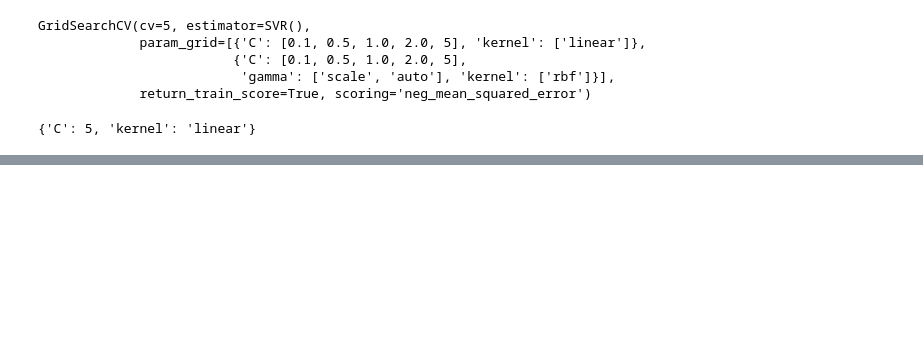
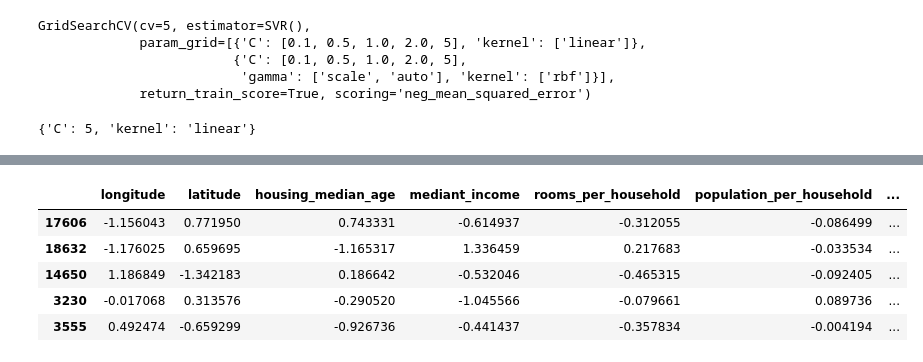
Before and after one commit to JakeHeffley/BME890_Repo, a Jupyter notebook: Chapter_2_Exercises.ipynb, the cells around one changed output, grey strips where cells are left out. Drawn from its saved outputs; the diff is of its cells as text; code cells hidden in the pictures; blank space fills up the shorter version.

```diff
--- a/Chapter_2_Exercises.ipynb
+++ b/Chapter_2_Exercises.ipynb
@@ -281,0 +487,4 @@ for mean_score, params in zip()
+# %%
+#number/index the columns
+rooms_ix, bedrooms_ix, population_ix, households_ix = 3, 4, 5, 6
+housing.columns
@@ -281,0 +538,27 @@ for mean_score, params in zip()
+# %%
+#get full lists of attributes
+num_attribs = list(housing_num)
+cat_attribs = ["ocean_proximity"]
+
+#repasting num_pipeline here so I can set additional attribs =True
+num_pipeline = Pipeline([
+        ('imputer', SimpleImputer(strategy="median")), #impute the median value to missing values
+        ('attribs_adder', CombinedAttributesAdder(add_bedrooms_per_room=True, drop_old_attb=True)), #combine the rooms attributes via class object
+        ('std_scaler', StandardScaler()), #scale the attributes
+    ])
+
+#categorical pipeline
+cat_pipeline = Pipeline([
+    #('one_hot', OneHotEncoder()),
+    ('drop', CatAttributesRemover(drop_most_cats=True))
+])
+
+#create a pipeline which uses num_pipeline
+full_pipeline = ColumnTransformer([
+        ("num", num_pipeline, num_attribs),
+        #("cat", OneHotEncoder(), cat_attribs),
+        ('cat', cat_pipeline, cat_attribs),
+    ])
+
+#generate a new array with preprocessed cat and num attributes using the pipelines and class object
+housing_prepared = full_pipeline.fit_transform(housing)
@@ -281,0 +586,15 @@ for mean_score, params in zip()
+# %%
+#need to return column names so we know what is going on
+# convert to a dataframe
+housing_prepared_df = pd.DataFrame(
+    housing_prepared,
+    columns=list(housing.columns[0:3]) + ["mediant_income", "rooms_per_household", "population_per_household", "bedrooms_per_room", "INLAND"],
+    index=housing.index)
+housing_prepared_df.head()
+# %% [output]
+|  | longitude | latitude | housing_median_age | mediant_income | rooms_per_household | population_per_household | ... |
+| 17606 | -1.156043 | 0.771950 | 0.743331 | -0.614937 | -0.312055 | -0.086499 | ... |
+| 18632 | -1.176025 | 0.659695 | -1.165317 | 1.336459 | 0.217683 | -0.033534 | ... |
+| 14650 | 1.186849 | -1.342183 | 0.186642 | -0.532046 | -0.465315 | -0.092405 | ... |
+| 3230 | -0.017068 | 0.313576 | -0.290520 | -1.045566 | -0.079661 | 0.089736 | ... |
+| 3555 | 0.492474 | -0.659299 | -0.926736 | -0.441437 | -0.357834 | -0.004194 | ... |
```
Also changed, not shown: parts of 30 cells of this notebook.
